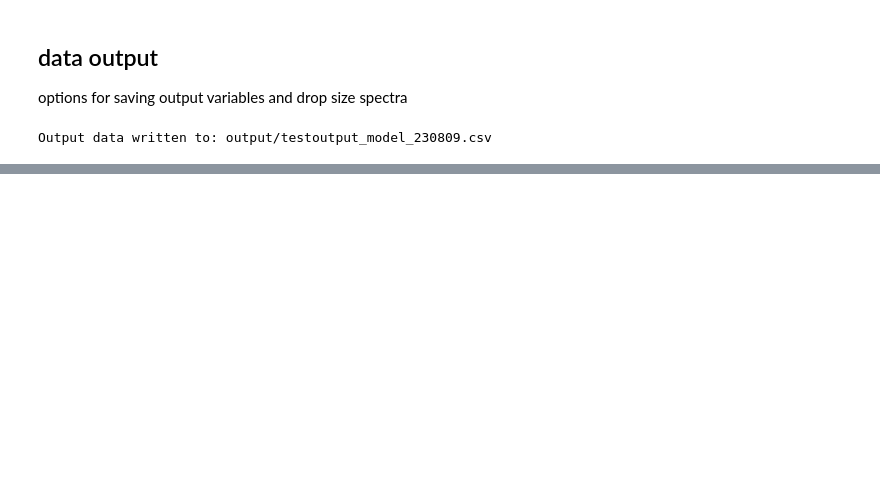
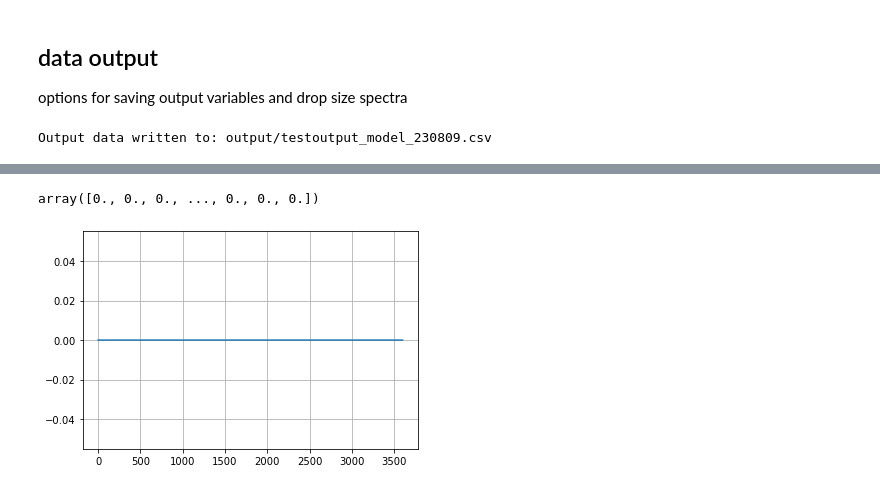
Before and after one commit to jslim93/PyLCM_edu, a Jupyter notebook: PyLCM_edu.ipynb, the cells around one changed output, grey strips where cells are left out. Cells and saved outputs as stored; diff of their text form; code cells hidden in the pictures; blank space fills up the shorter version.

```diff
--- a/PyLCM_edu.ipynb
+++ b/PyLCM_edu.ipynb
@@ -253,0 +276,10 @@ plt.grid()
+# %%
+np.diff(z_parcel_array)/np.diff(time_array)
+# %% [output]
+array([0., 0., 0., ..., 0., 0., 0.])
+# %%
+# test plot of the w parcel (dz/dt)
+plt.plot(np.diff(z_parcel_array)/np.diff(time_array))
+plt.grid()
+# %% [output]
+[figure, added]
```
Also changed, not shown: parts of 9 cells of this notebook, 1 other file.
